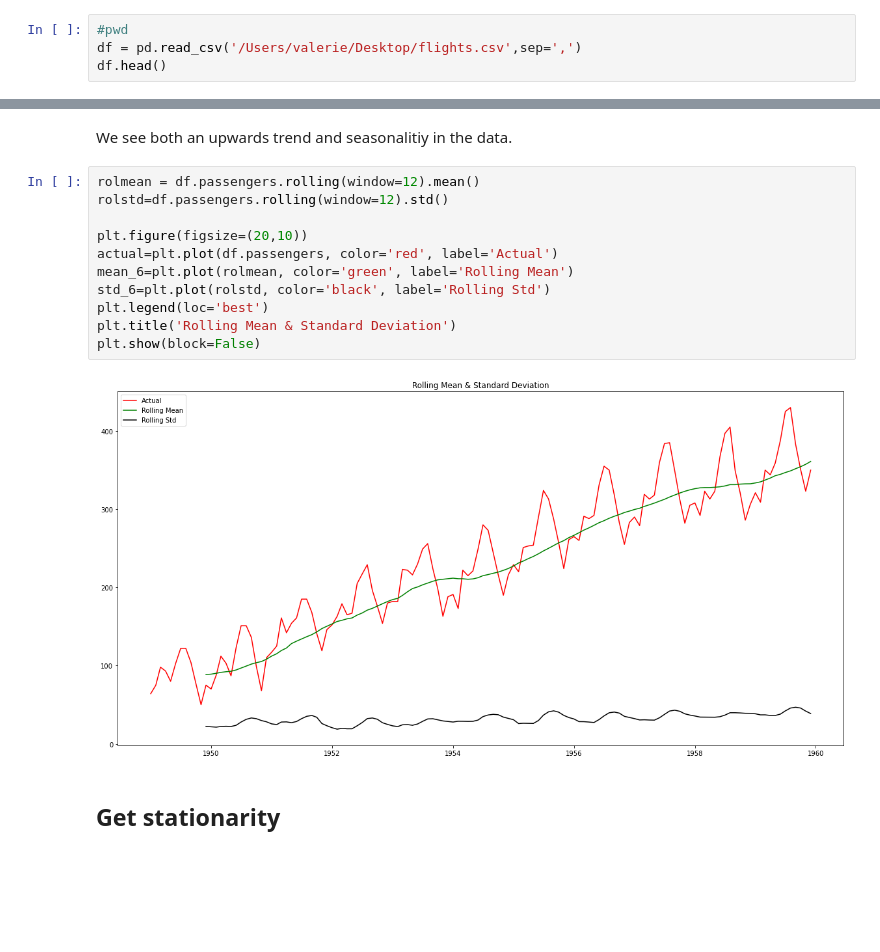
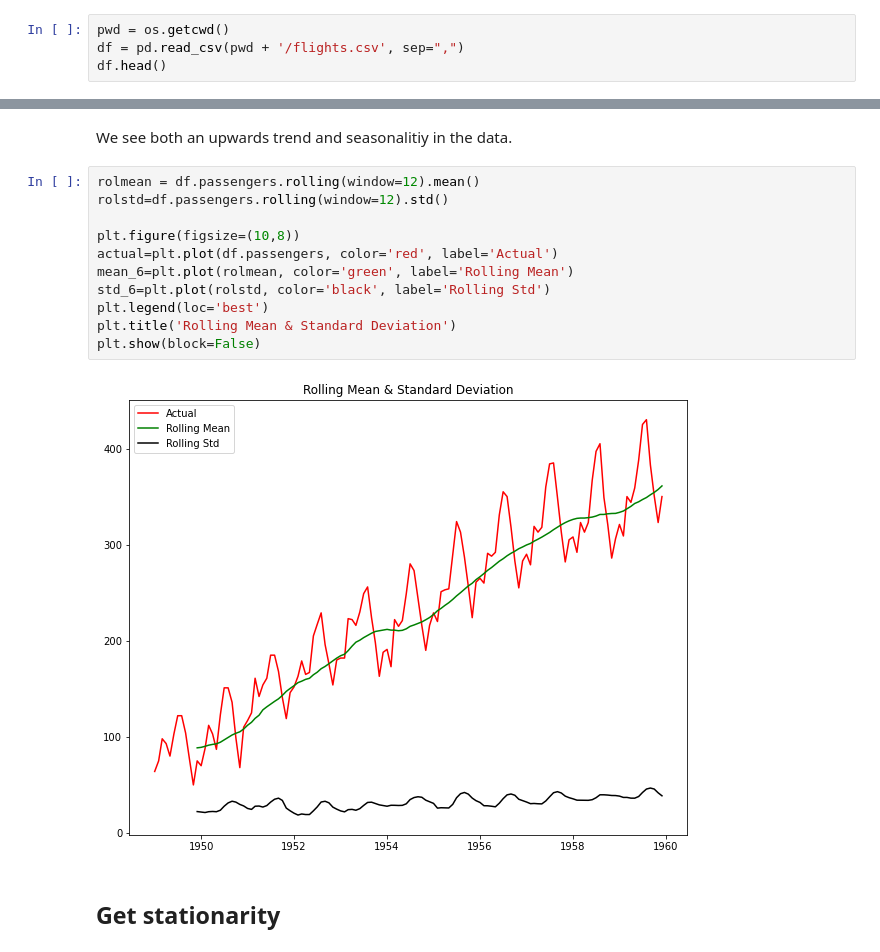
Before and after one commit to valerieholtz/ARIMA-Time-Series-Analysis, a Jupyter notebook: ARIMA_flight_passengers.ipynb, the cells around one changed output, grey strips where cells are left out. Drawn from its saved outputs; the diff is of its cells as text; blank space fills up the shorter version.

```diff
--- a/ARIMA_flight_passengers.ipynb
+++ b/ARIMA_flight_passengers.ipynb
@@ -32,8 +32,8 @@ from statsmodels.tsa.ar_model import ar_select_order
 #machine learning models
 from statsmodels.tsa.arima_model import ARIMA
 # %%
-#pwd
-df = pd.read_csv('/Users/valerie/Desktop/flights.csv',sep=',')
+pwd = os.getcwd()
+df = pd.read_csv(pwd + '/flights.csv', sep=",")
 df.head()
 # %% [output]
 |  | date | passengers |
@@ -189,16 +189,16 @@ We see both an upwards trend and seasonalitiy in the data.
 # %%
 rolmean = df.passengers.rolling(window=12).mean()
 rolstd=df.passengers.rolling(window=12).std()
 
-plt.figure(figsize=(20,10))
+plt.figure(figsize=(10,8))
 actual=plt.plot(df.passengers, color='red', label='Actual')
 mean_6=plt.plot(rolmean, color='green', label='Rolling Mean')
 std_6=plt.plot(rolstd, color='black', label='Rolling Std')
 plt.legend(loc='best')
 plt.title('Rolling Mean & Standard Deviation')
 plt.show(block=False)
 # %% [output]
-[figure, old version]
+[figure, new version]
 # %% [markdown]
 ## Get stationarity
 # %% [markdown]
```
Also changed, not shown: parts of 5 cells of this notebook, 1 other file.
